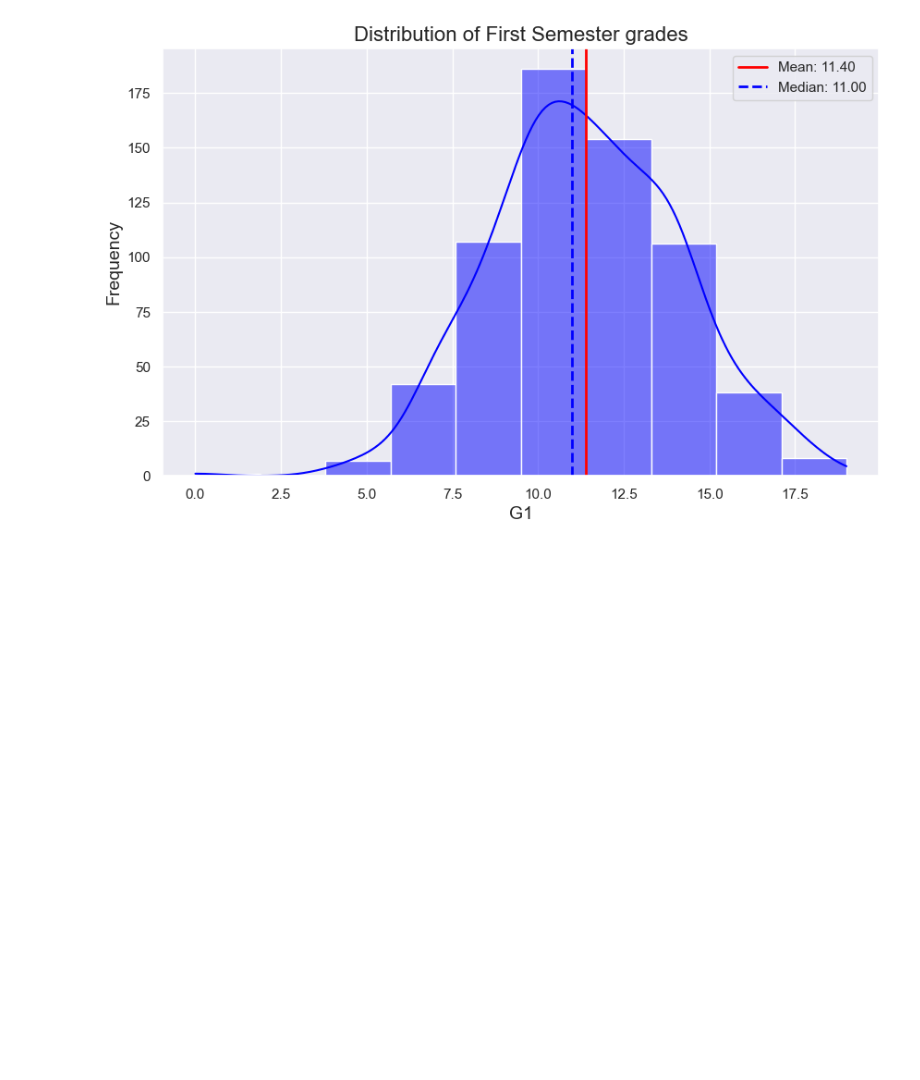
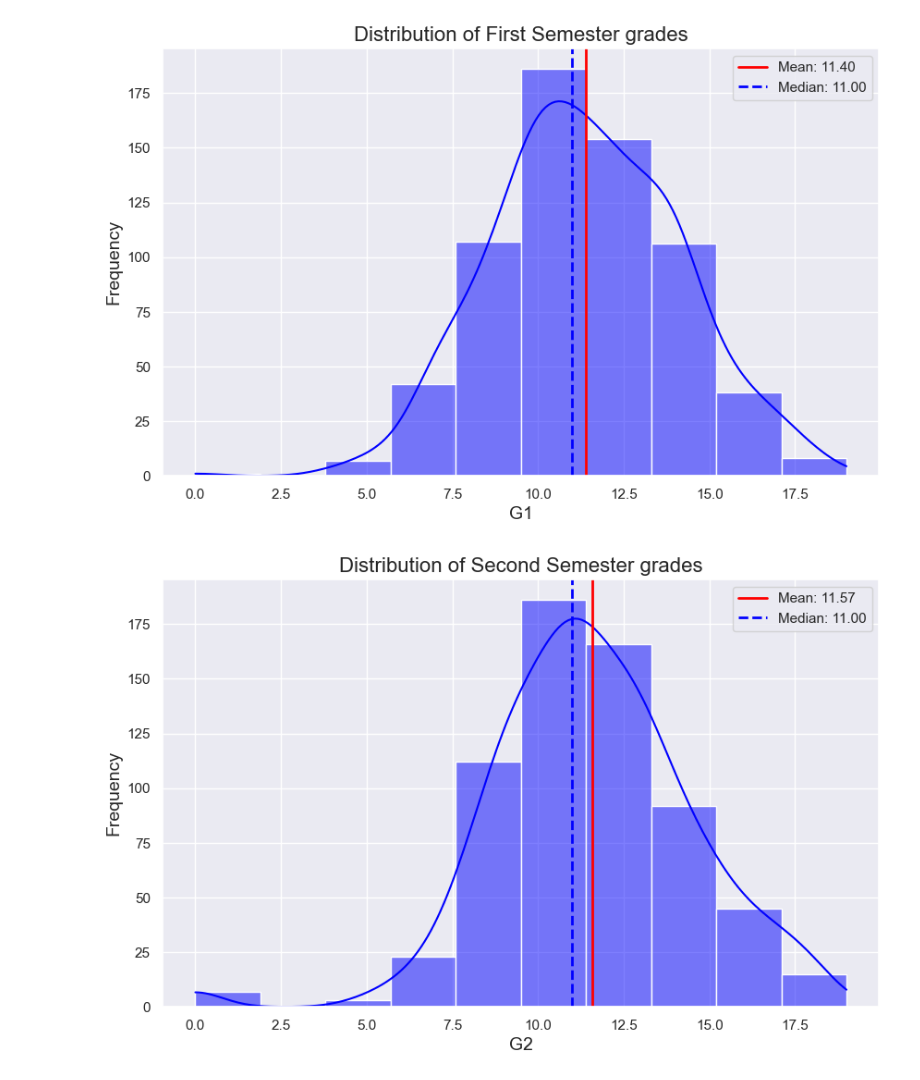
Before and after one commit to msotomayorpal/CA-3-Capstone-Strategic-Thinking, a Jupyter notebook: CA 2 strategic thinking Capstone Report.ipynb, the cells around one changed output. Cells and saved outputs as stored; diff of their text form; code cells hidden in the pictures; blank space fills up the shorter version.

```diff
--- a/CA 2 strategic thinking Capstone Report.ipynb
+++ b/CA 2 strategic thinking Capstone Report.ipynb
@@ -191,16 +204,18 @@ plt.show()
 # %%
 # let's check if the second grades scores follow a similar tendency
 
 # Exploring with a histogram Second Semester Grades
 
 median = df['G2'].median()
-mean = df['G'].mean()
+mean = df['G2'].mean()
 plt.figure(figsize=(10, 6))
-sns.histplot(df['G1'], kde=True, color='blue', bins=10)
-plt.title('Distribution of First Semester grades', fontsize=16)
-plt.xlabel('G1', fontsize=14)
+sns.histplot(df['G2'], kde=True, color='blue', bins=10)
+plt.title('Distribution of Second Semester grades', fontsize=16)
+plt.xlabel('G2', fontsize=14)
 plt.ylabel('Frequency', fontsize=14)
 plt.axvline(mean, color='red', linestyle='-', linewidth=2, label=f'Mean: {mean:.2f}')
 plt.axvline(median, color='blue', linestyle='--', linewidth=2, label=f'Median: {median:.2f}')
 plt.legend()
 plt.show()
+# %% [output]
+[figure, added]
```
Also changed, not shown: parts of 1 cell of this notebook.
